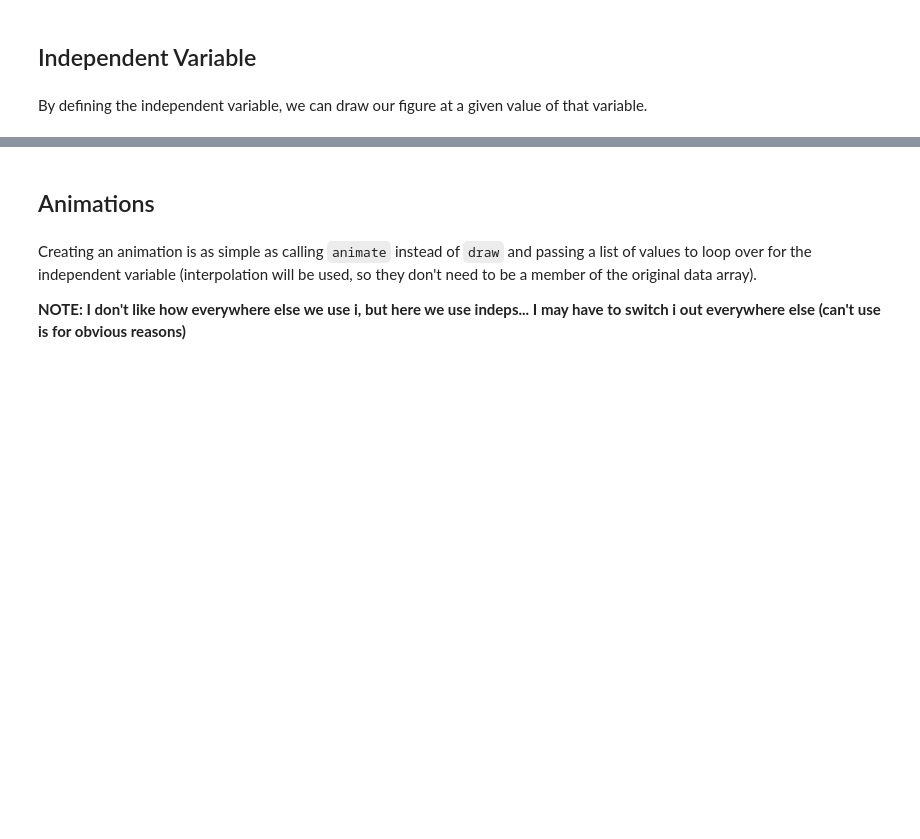
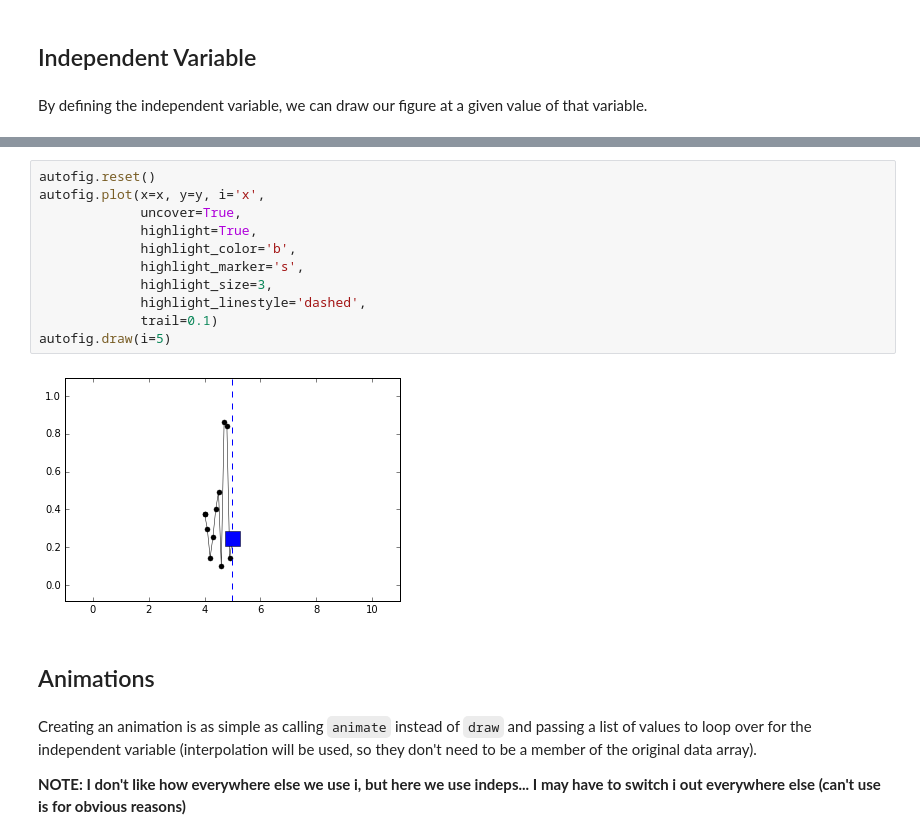
Before and after one commit to kecnry/autofig, a Jupyter notebook: examples/autofig_basics.ipynb, the cells around one changed output, grey strips where cells are left out. Drawn from its saved outputs; the diff is of its cells as text; blank space fills up the shorter version.

Commit message:
update tutorial with trail updates

```diff
--- a/examples/autofig_basics.ipynb
+++ b/examples/autofig_basics.ipynb
@@ -321,3 +322,16 @@ autofig.draw(i=5)
+# %%
+autofig.reset()
+autofig.plot(x=x, y=y, i='x',
+             uncover=True,
+             highlight=True,
+             highlight_color='b',
+             highlight_marker='s',
+             highlight_size=3,
+             highlight_linestyle='dashed',
+             trail=0.1)
+autofig.draw(i=5)
+# %% [output]
+[figure, added]
 # %% [markdown]
 ## Animations
 # %% [markdown]
```
Also changed, not shown: parts of 33 cells of this notebook.
